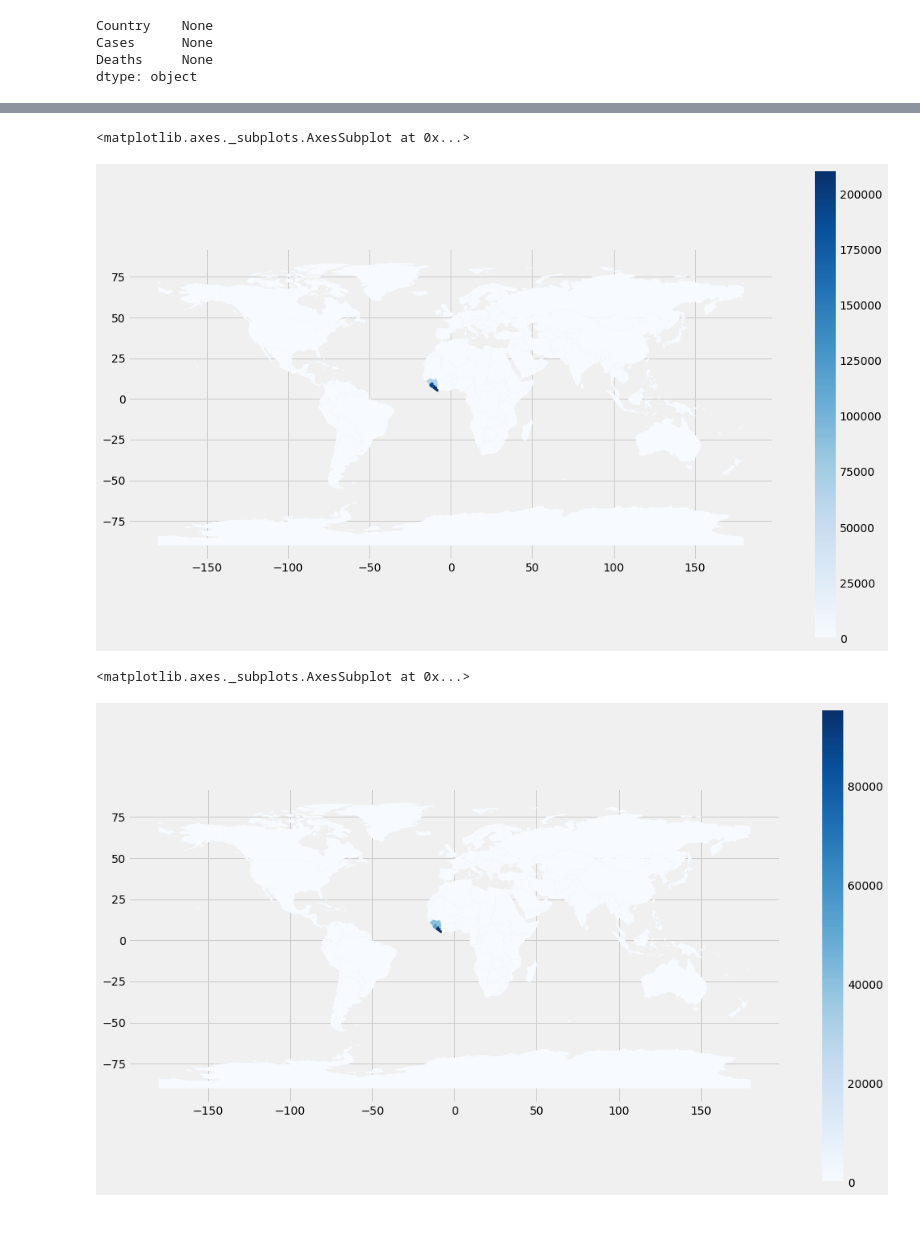
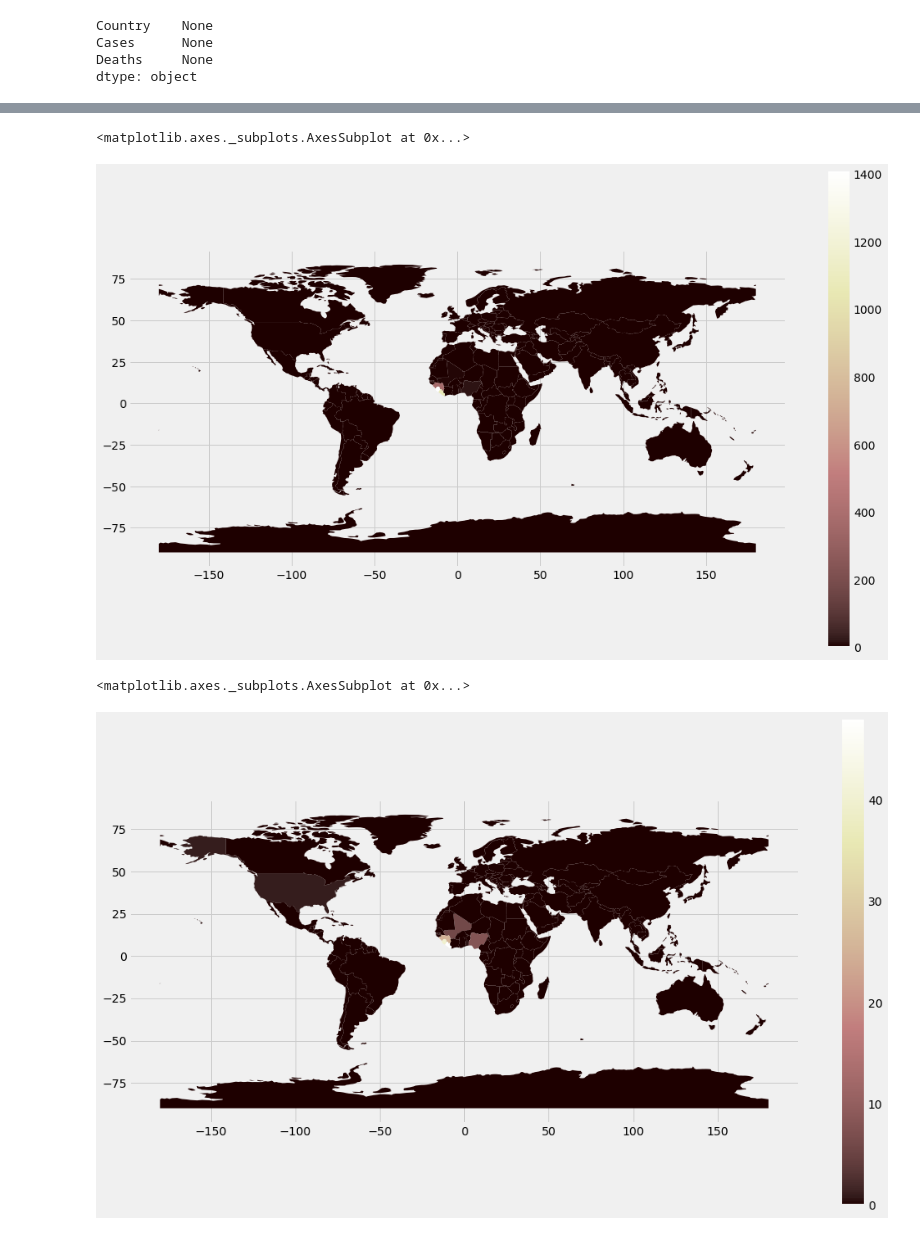
Before and after one commit to luckycontrol/BigData-Final-Project, a Jupyter notebook: ebola_an.ipynb, the cells around one changed output, grey strips where cells are left out. Drawn from its saved outputs; the diff is of its cells as text; code cells hidden in the pictures.

```diff
--- a/ebola_an.ipynb
+++ b/ebola_an.ipynb
@@ -151,9 +178,23 @@ countries['Deaths'] = 0
 # %%
-for i in range(countries.shape[0]):
-    if countries.loc[i, 'name'] in list(e2014['Country']):
-        country = countries['name'].loc[i]
-        cases = e2014['Cases'].loc[e2014['Country'] == country].to_numpy()[0]
-        deaths = e2014['Deaths'].loc[e2014['Country'] == country].to_numpy()[0]
+def set_countries(dataset):
 
-        countries.loc[i, 'Cases'] = cases
-        countries.loc[i, 'Deaths'] = deaths
+    countries['Cases'] = 0
+    countries['Deaths'] = 0
+
+    for i in range(countries.shape[0]):
+        if countries.loc[i, 'name'] in list(dataset['Country']):
+            country = countries['name'].loc[i]
+            print(country)
+            cases = dataset['Cases'].loc[dataset['Country'] == country].to_numpy()[0]
+            print(cases)
+            deaths = dataset['Deaths'].loc[dataset['Country'] == country].to_numpy()[0]
+            print(deaths)
+
+            countries.loc[i, 'Cases'] = cases
+            countries.loc[i, 'Deaths'] = deaths
+
+    return countries
+# %%
+countries2014 = set_countries(e2014)
+countries2015 = set_countries(e2015)
+countries2016 = set_countries(e2016)
@@ -160,10 +219,10 @@ for i in range(countries.shape[0]):
 # %%
-countries.plot(column='Cases', figsize=(16, 10), cmap='Blues', legend=True)
+countries2015.plot(column='Cases', figsize=(16, 10), cmap='pink', legend=True)
 # %% [output]
 <matplotlib.axes._subplots.AxesSubplot at 0x...>
-[figure, old version]
+[figure, new version]
 # %%
-countries.plot(column='Deaths', figsize=(16, 10), cmap='Blues', legend=True)
+countries2015.plot(column='Deaths', figsize=(16, 10), cmap='pink', legend=True)
 # %% [output]
 <matplotlib.axes._subplots.AxesSubplot at 0x...>
-[figure, old version]
+[figure, new version]
```
Also changed, not shown: parts of 9 cells of this notebook.
